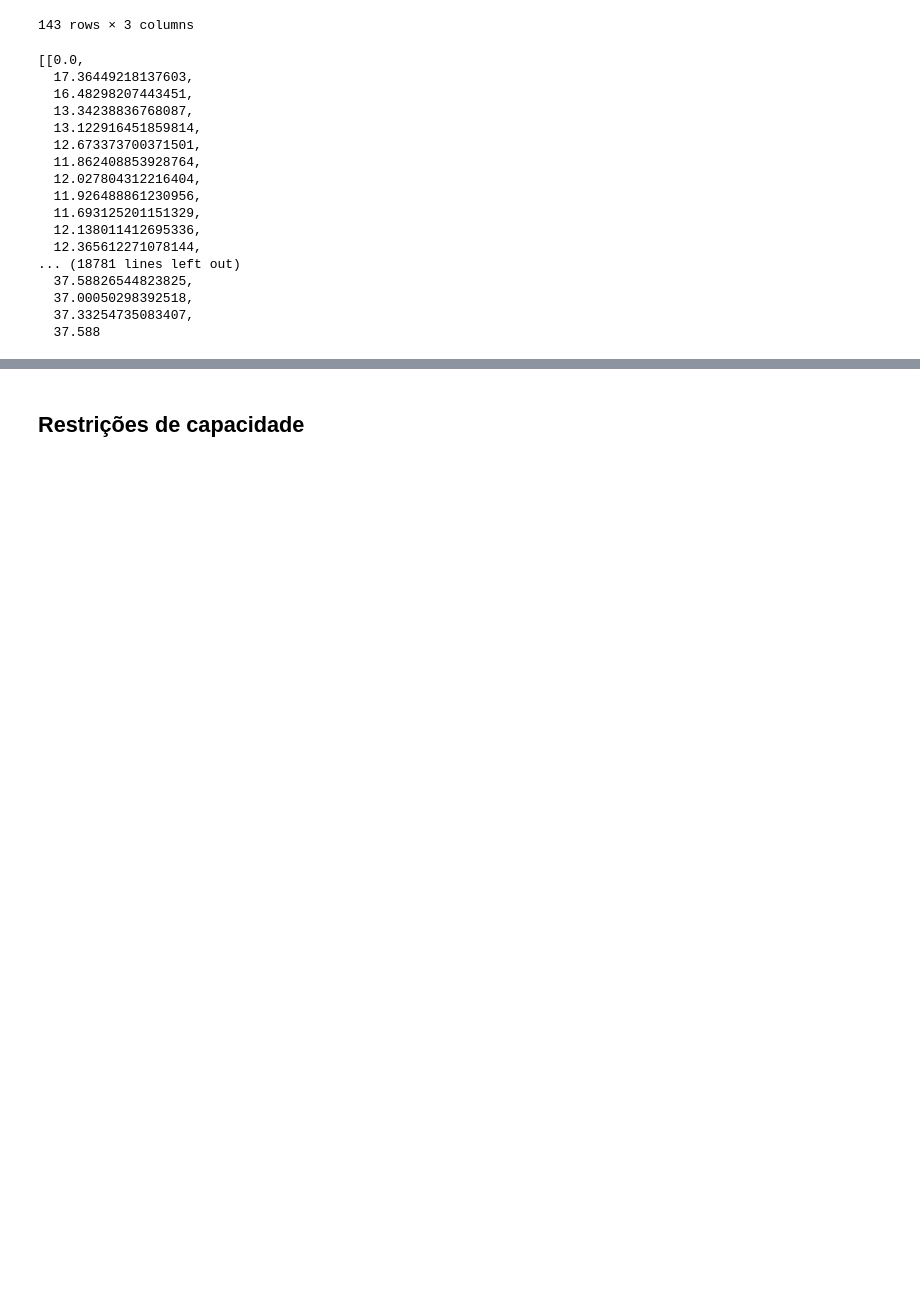
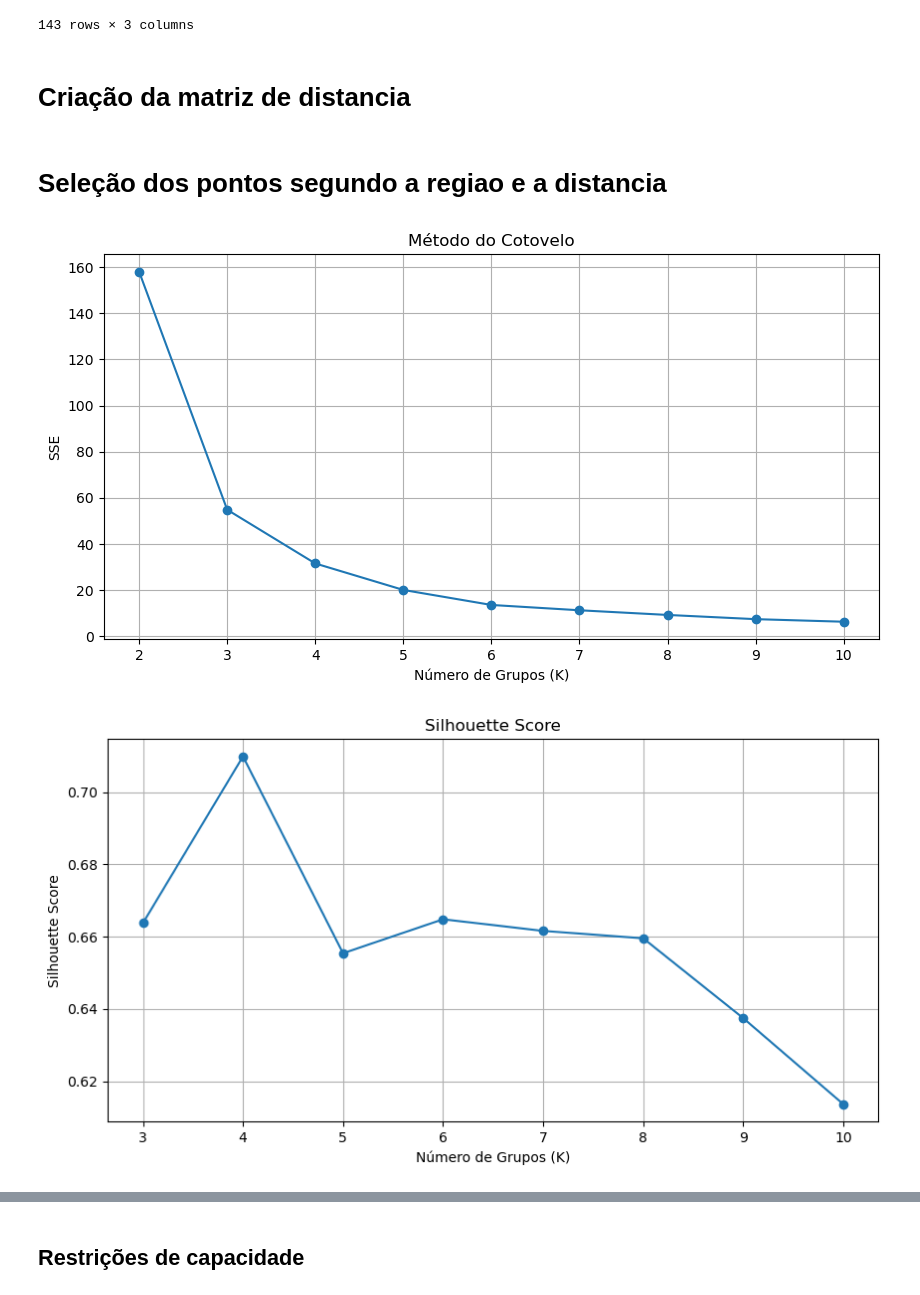
Before and after one commit to Markosalves12/Suzano, a Jupyter notebook: OR-Tools.ipynb, the cells around one changed output, grey strips where cells are left out. Drawn from its saved outputs; the diff is of its cells as text; code cells hidden in the pictures; blank space fills up the shorter version.

```diff
--- a/OR-Tools.ipynb
+++ b/OR-Tools.ipynb
@@ -35,6 +46,8 @@ teste['long'] = teste['long'].astype(float)
 teste['qtd'] = teste['qtd'].astype(int)
 # %%
 x = list(zip_longest(teste['lat'], teste['long'], fillvalue=None))
+# %% [markdown]
+# Criação da matriz de distancia
 # %%
 # Crie uma matriz de distância vazia
 distance_matrix = []
@@ -51,23 +64,3 @@ for coord1 in x:
 # for i, row in enumerate(distance_matrix):
 #     for j, distancia in enumerate(row):
 #         print(f"Distância entre cidade {i} e cidade {j}: {distancia} km")
-# %%
-distance_matrix
-# %% [output]
-[[0.0,
-  17.36449218137603,
-  16.48298207443451,
-  13.34238836768087,
-  13.122916451859814,
-  12.673373700371501,
-  11.862408853928764,
-  12.027804312216404,
-  11.926488861230956,
-  11.693125201151329,
-  12.138011412695336,
-  12.365612271078144,
-... (18781 lines left out)
-  37.58826544823825,
-  37.00050298392518,
-  37.33254735083407,
-  37.588
@@ -73,0 +69,54 @@ distance_matrix
+# %% [markdown]
+# Seleção dos pontos segundo a regiao e a distancia
+# %%
+def find_optimal_k(data_frame, max_k=10):
+    # Selecionar as colunas 'lat' e 'long'
+    features = data_frame[['lat', 'long']]
+
+    # Padronizar as features para média zero e desvio padrão 1
+    scaler = StandardScaler()
+    scaled_features = scaler.fit_transform(features)
+
+    # Inicializar listas para guardar os valores do SSE (Erro Quadrático Médio) e silhouette_score
+    sse = []
+    silhouette_scores = []
+
+    for k in range(2, max_k + 1):
+        kmeans = KMeans(n_clusters=k, random_state=0)
+        kmeans.fit(scaled_features)
+
+        # Calcular o SSE
+        sse.append(kmeans.inertia_)
+
+        # Calcular o silhouette_score para avaliação
+        if k > 2:
+            silhouette_scores.append(silhouette_score(scaled_features, kmeans.labels_))
+
+    # Plotar o gráfico do SSE para o método do cotovelo
+    plt.figure(figsize=(10, 5))
+    plt.plot(range(2, max_k + 1), sse, marker='o')
+    plt.title('Método do Cotovelo')
+    plt.xlabel('Número de Grupos (K)')
+    plt.ylabel('SSE')
+    plt.grid()
+    plt.show()
+
+    # Plotar o gráfico do silhouette_score
+    plt.figure(figsize=(10, 5))
+    plt.plot(range(3, max_k + 1), silhouette_scores, marker='o')
+    plt.title('Silhouette Score')
+    plt.xlabel('Número de Grupos (K)')
+    plt.ylabel('Silhouette Score')
+    plt.grid()
+    plt.show()
+
+# Exemplo de uso da função
+if __name__ == "__main__":
+    # Carregar seu DataFrame pandas com as colunas 'lat' e 'long'
+    # df = pd.read_csv('seuarquivo.csv')
+
+    # Chamando a função para encontrar o número ideal de grupos
+    find_optimal_k(teste)
+# %% [output]
+[figure, added]
+[figure, added]
```
Also changed, not shown: parts of 13 cells of this notebook.
